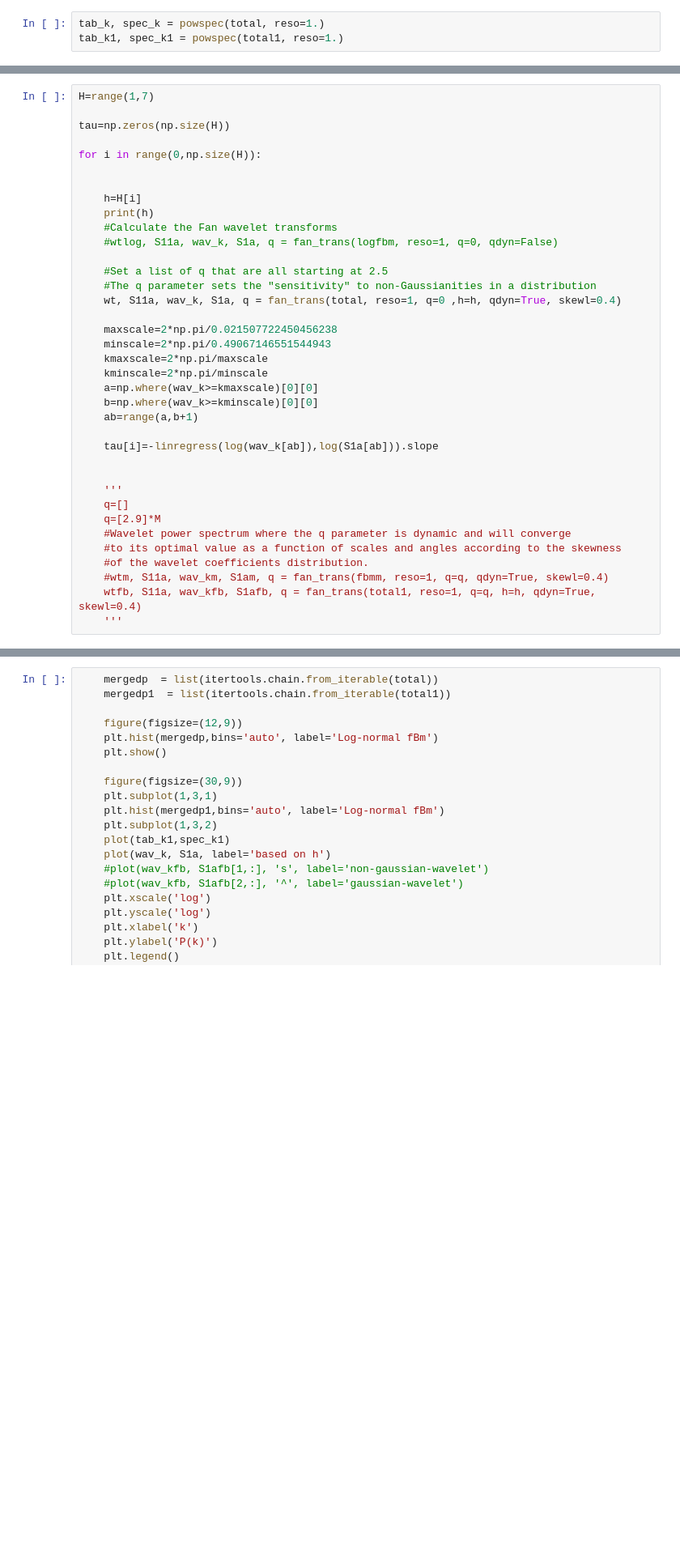
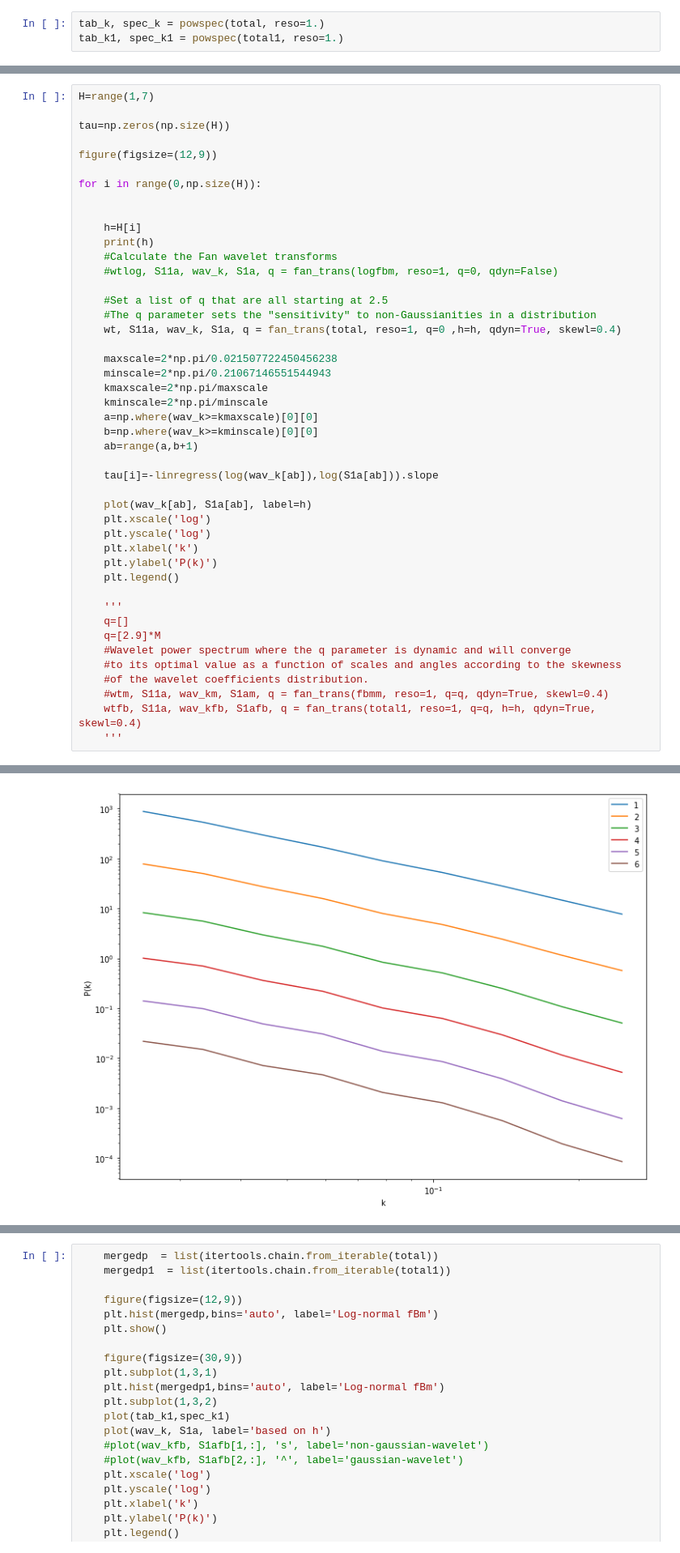
Before and after one commit to HalimElrefaee/IPAG-intership, a Jupyter notebook: Perlin_noise_beta_model.ipynb, the cells around one changed output, grey strips where cells are left out. Shown at 81% size. Drawn from its saved outputs; the diff is of its cells as text; blank space fills up the shorter version.

```diff
--- a/Perlin_noise_beta_model.ipynb
+++ b/Perlin_noise_beta_model.ipynb
@@ -202,6 +201,8 @@ tab_k1, spec_k1 = powspec(total1, reso=1.)
 H=range(1,7)
 
 tau=np.zeros(np.size(H))
+
+figure(figsize=(12,9))
 
 for i in range(0,np.size(H)):
 
@@ -214,34 +215,41 @@ for i in range(0,np.size(H)):
     #Set a list of q that are all starting at 2.5
     #The q parameter sets the "sensitivity" to non-Gaussianities in a distribution
     wt, S11a, wav_k, S1a, q = fan_trans(total, reso=1, q=0 ,h=h, qdyn=True, skewl=0.4)
 
     maxscale=2*np.pi/0.021507722450456238
-    minscale=2*np.pi/0.49067146551544943
+    minscale=2*np.pi/0.21067146551544943
     kmaxscale=2*np.pi/maxscale
     kminscale=2*np.pi/minscale
     a=np.where(wav_k>=kmaxscale)[0][0]
     b=np.where(wav_k>=kminscale)[0][0]
     ab=range(a,b+1)
 
     tau[i]=-linregress(log(wav_k[ab]),log(S1a[ab])).slope
 
+    plot(wav_k[ab], S1a[ab], label=h)
+    plt.xscale('log')
+    plt.yscale('log')
+    plt.xlabel('k')
+    plt.ylabel('P(k)')
+    plt.legend()
 
     '''
     q=[]
     q=[2.9]*M
     #Wavelet power spectrum where the q parameter is dynamic and will converge
     #to its optimal value as a function of scales and angles according to the skewness
     #of the wavelet coefficients distribution.
     #wtm, S11a, wav_km, S1am, q = fan_trans(fbmm, reso=1, q=q, qdyn=True, skewl=0.4)
     wtfb, S11a, wav_kfb, S1afb, q = fan_trans(total1, reso=1, q=q, h=h, qdyn=True, skewl=0.4)
     '''
 # %% [output]
 1
 2
 3
 4
 5
 6
+[figure, added]
 # %%
 figure(figsize=(12,12))
 plot(H,tau,label='beta model')
```
Also changed, not shown: parts of 4 cells of this notebook.
